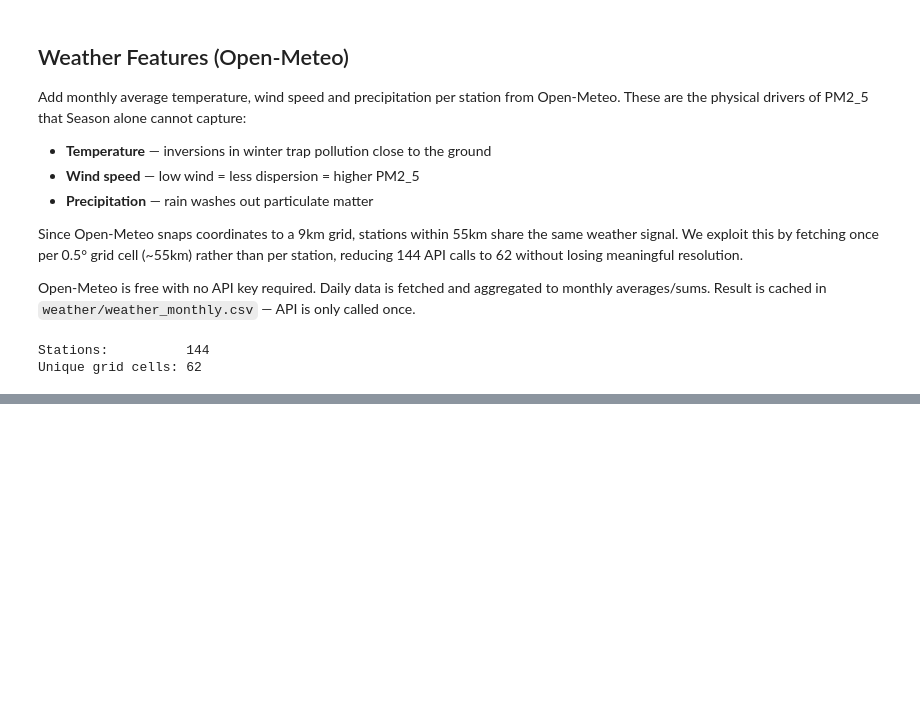
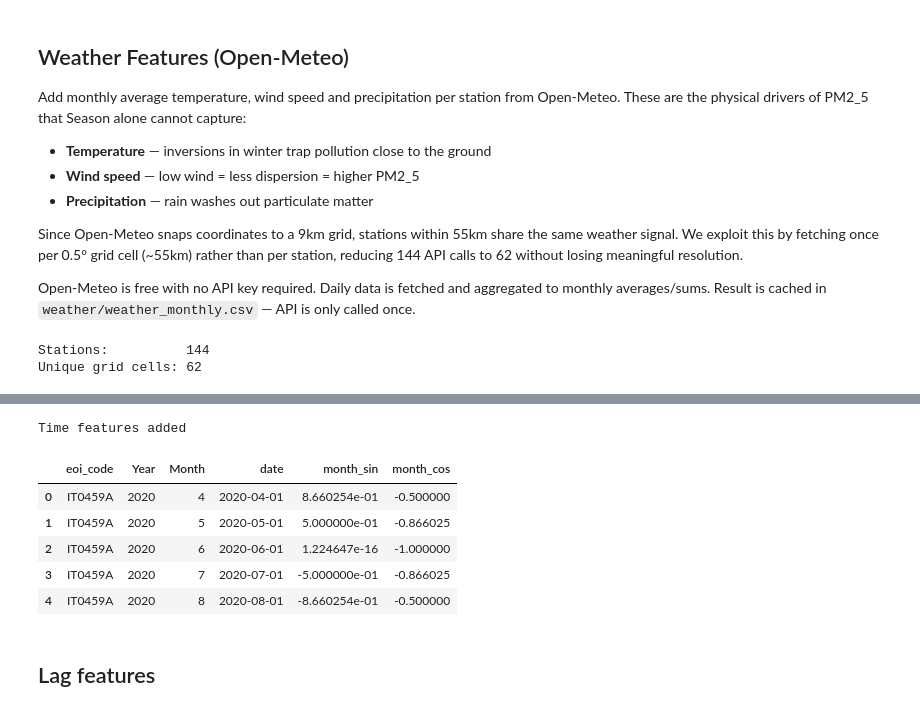
Before and after one commit to yelenashabanova/GrandChallengeAccenture, a Jupyter notebook: features.ipynb, the cells around one changed output, grey strips where cells are left out. Drawn from its saved outputs; the diff is of its cells as text; code cells hidden in the pictures; blank space fills up the shorter version.

```diff
--- a/features.ipynb
+++ b/features.ipynb
@@ -1151,0 +1175,25 @@ Saved to df_model_monthly.csv
+# %%
+# Basic model-ready identifiers and time features
+df_monthly["date"] = pd.to_datetime(
+    dict(year=df_monthly["Year"], month=df_monthly["Month"], day=1)
+)
+
+# Sort properly before creating lags
+df_monthly = df_monthly.sort_values(["eoi_code", "date"]).reset_index(drop=True)
+
+# Seasonal encoding
+df_monthly["month_sin"] = np.sin(2 * np.pi * df_monthly["Month"] / 12)
+df_monthly["month_cos"] = np.cos(2 * np.pi * df_monthly["Month"] / 12)
+
+print("Time features added")
+df_monthly[["eoi_code", "Year", "Month", "date", "month_sin", "month_cos"]].head()
+# %% [output]
+Time features added
+|  | eoi_code | Year | Month | date | month_sin | month_cos |
+| 0 | IT0459A | 2020 | 4 | 2020-04-01 | 8.660254e-01 | -0.500000 |
+| 1 | IT0459A | 2020 | 5 | 2020-05-01 | 5.000000e-01 | -0.866025 |
+| 2 | IT0459A | 2020 | 6 | 2020-06-01 | 1.224647e-16 | -1.000000 |
+| 3 | IT0459A | 2020 | 7 | 2020-07-01 | -5.000000e-01 | -0.866025 |
+| 4 | IT0459A | 2020 | 8 | 2020-08-01 | -8.660254e-01 | -0.500000 |
+# %% [markdown]
+## Lag features
```
Also changed, not shown: parts of 38 cells of this notebook, 2 other files.
